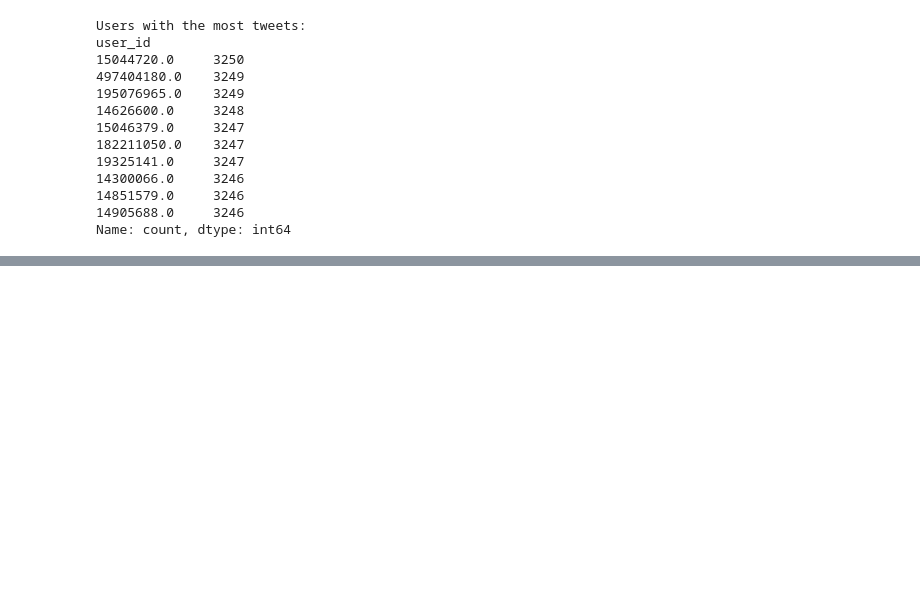
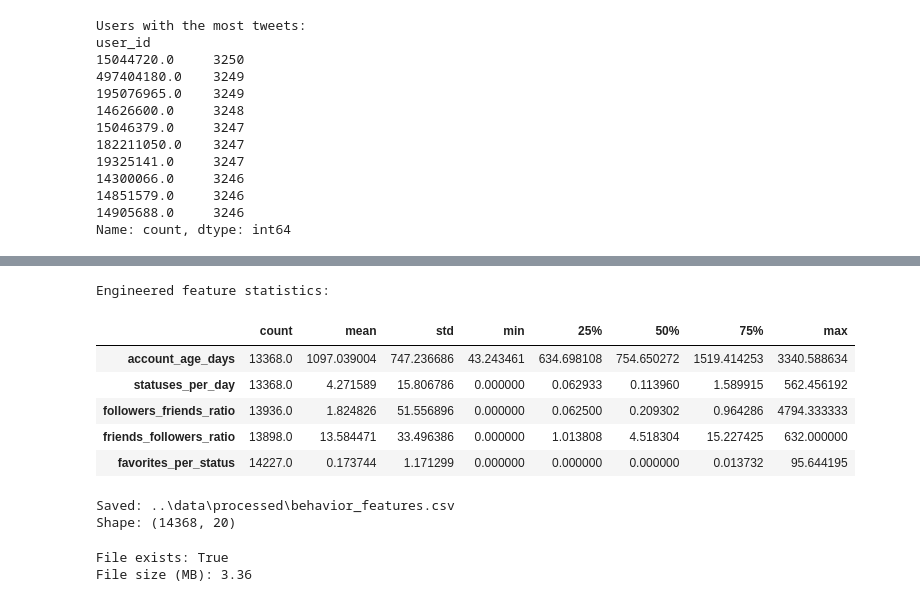
Before and after one commit to almasaji133-bytez/AI-BOT-DETECTION, a Jupyter notebook: notebooks/01_dataset_cleaning.ipynb, the cells around one changed output, grey strips where cells are left out. Drawn from its saved outputs; the diff is of its cells as text; code cells hidden in the pictures; blank space fills up the shorter version.

```diff
--- a/notebooks/01_dataset_cleaning.ipynb
+++ b/notebooks/01_dataset_cleaning.ipynb
@@ -448,0 +557,5 @@ display(dataset_info)
+# %%
+print("Master dataset columns:")
+
+for i, col in enumerate(master_accounts.columns, start=1):
+    print(f"{i}. {col}")
@@ -448,0 +606,19 @@ display(dataset_info)
+# %%
+boolean_cols = [
+    "default_profile",
+    "default_profile_image",
+    "geo_enabled",
+    "profile_use_background_image",
+    "profile_background_tile",
+    "is_translator",
+    "follow_request_sent",
+    "protected",
+    "verified",
+    "notifications",
+    "contributors_enabled",
+    "following"
+]
+
+for col in boolean_cols:
+    print("\n", col)
+    print(master_accounts[col].value_counts(dropna=False))
@@ -448,0 +1005,48 @@ display(dataset_info)
+# %%
+print("\nEngineered feature statistics:")
+display(
+    behavior_features[
+        [
+            "account_age_days",
+            "statuses_per_day",
+            "followers_friends_ratio",
+            "friends_followers_ratio",
+            "favorites_per_status"
+        ]
+    ].describe().T
+)
+# %% [output]
+Engineered feature statistics:
+|  | count | mean | std | min | 25% | 50% | 75% | max |
+| account_age_days | 13368.0 | 1097.039004 | 747.236686 | 43.243461 | 634.698108 | 754.650272 | 1519.414253 | 3340.588634 |
+| statuses_per_day | 13368.0 | 4.271589 | 15.806786 | 0.000000 | 0.062933 | 0.113960 | 1.589915 | 562.456192 |
+| followers_friends_ratio | 13936.0 | 1.824826 | 51.556896 | 0.000000 | 0.062500 | 0.209302 | 0.964286 | 4794.333333 |
+| friends_followers_ratio | 13898.0 | 13.584471 | 33.496386 | 0.000000 | 1.013808 | 4.518304 | 15.227425 | 632.000000 |
+| favorites_per_status | 14227.0 | 0.173744 | 1.171299 | 0.000000 | 0.000000 | 0.000000 | 0.013732 | 95.644195 |
+# %%
+from pathlib import Path
+
+PROCESSED_DIR = Path("../data/processed")
+PROCESSED_DIR.mkdir(parents=True, exist_ok=True)
+
+behavior_path = PROCESSED_DIR / "behavior_features.csv"
+
+behavior_features.to_csv(
+    behavior_path,
+    index=False
+)
+
+print("Saved:", behavior_path)
+print("Shape:", behavior_features.shape)
+# %% [output]
+Saved: ..\data\processed\behavior_features.csv
+Shape: (14368, 20)
+# %%
+print("File exists:", behavior_path.exists())
+print("File size (MB):", round(
+    behavior_path.stat().st_size / (1024 * 1024),
+    2
+))
+# %% [output]
+File exists: True
+File size (MB): 3.36
```
Also changed, not shown: parts of 16 cells of this notebook, 2 other files.
